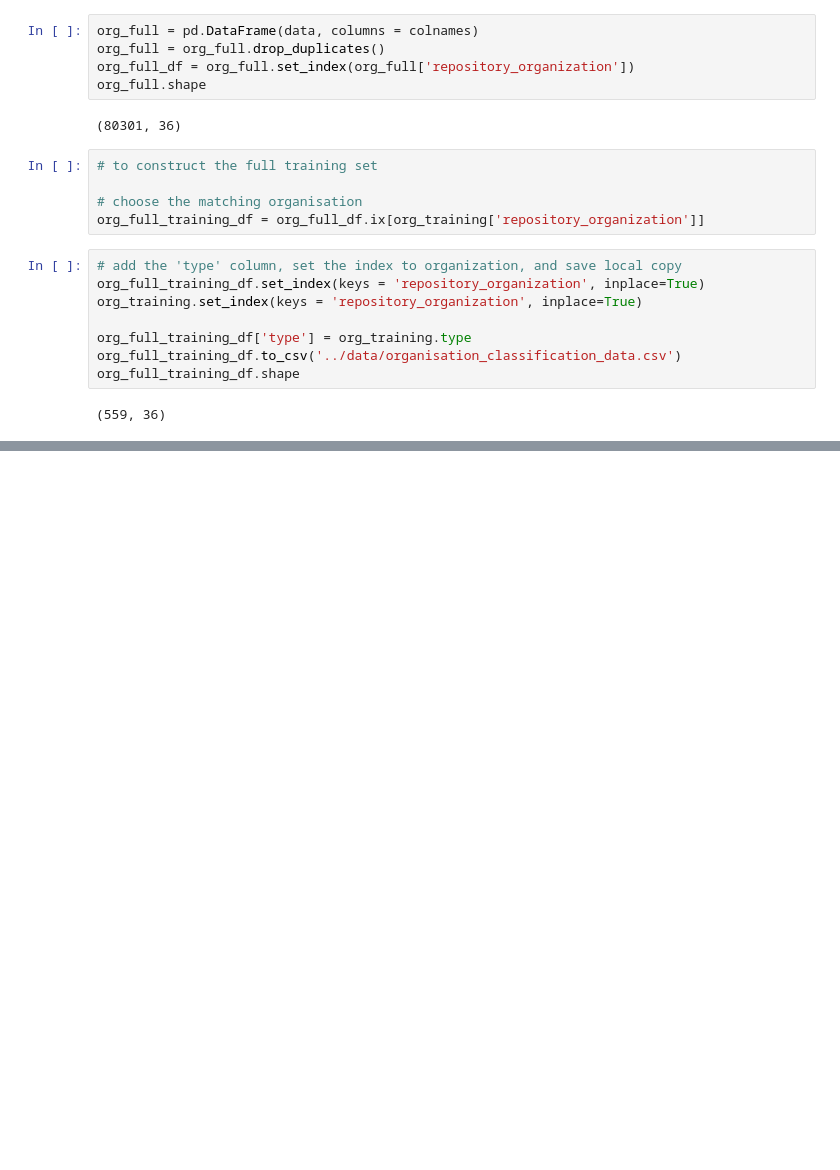
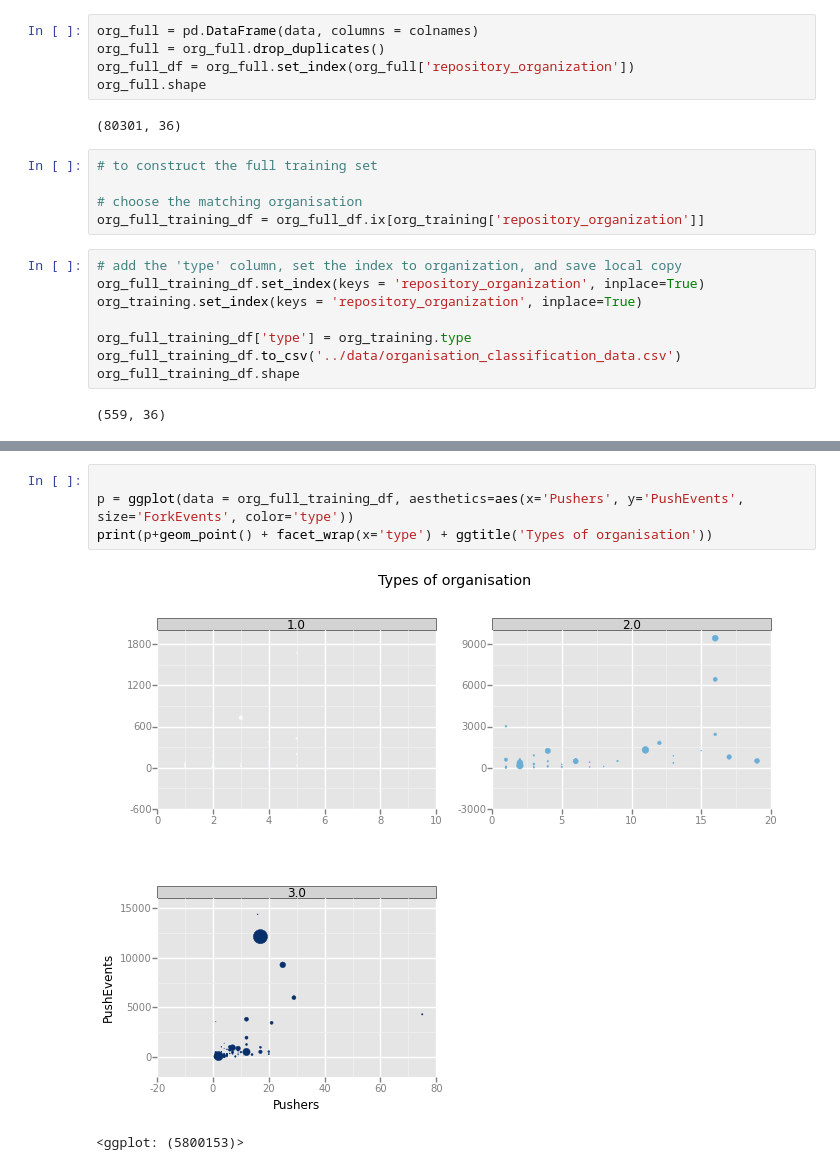
Before and after one commit to metacommunities/metacommunities, a Jupyter notebook: adrian/Github_classify_org.ipynb, the cells around one changed output, grey strips where cells are left out. Cells and saved outputs as stored; diff of their text form; blank space fills up the shorter version.

```diff
--- a/adrian/Github_classify_org.ipynb
+++ b/adrian/Github_classify_org.ipynb
@@ -176,0 +185,7 @@ TypeError: coercing to Unicode: need string or buffer, float found
+# %%
+
+p = ggplot(data = org_full_training_df, aesthetics=aes(x='Pushers', y='PushEvents', size='ForkEvents', color='type'))
+print(p+geom_point() + facet_wrap(x='type') + ggtitle('Types of organisation'))
+# %% [output]
+[figure, added]
+<ggplot: (5800153)>
```
Also changed, not shown: parts of 34 cells of this notebook, 1 other file.
